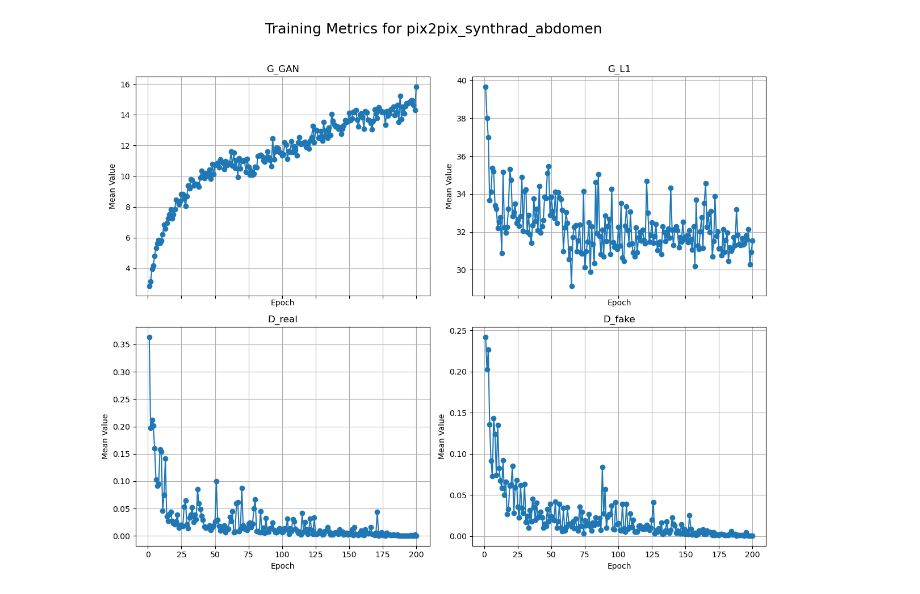
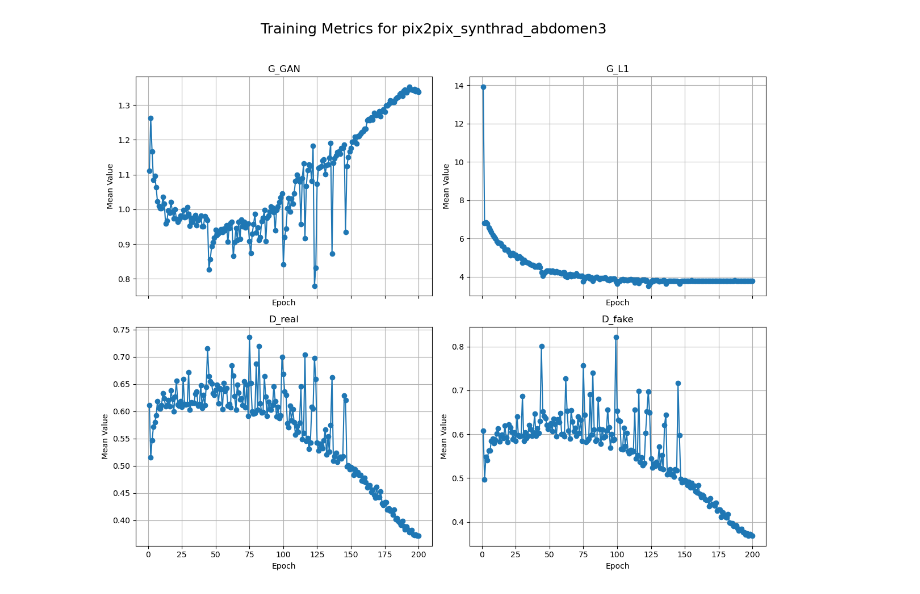
Before and after one commit to NicSchuler/fullbody-sCT, a Jupyter notebook: training/checkpoints/visualize_training_progress.ipynb, the cells around one changed output. Drawn from its saved outputs; the diff is of its cells as text; code cells hidden in the pictures.

Commit message:
visualize training progress

```diff
--- a/training/checkpoints/visualize_training_progress.ipynb
+++ b/training/checkpoints/visualize_training_progress.ipynb
@@ -92,10 +92,10 @@ def plot_all_metric_means_per_epoch(df, title="Mean Metrics per Epoch"):
 
     # return df_mean
 # %%
-checkpoints_dir = "/home/user/nschuler/fullbody-sCT/training/checkpoints/"
-name = "pix2pix_synthrad_abdomen"
+checkpoints_dir = "/home/user/fthuer/fullbody-sCT/training/checkpoints/"
+name = "pix2pix_synthrad_abdomen3"
 
 loss_log = parse_loss_log(checkpoints_dir+name+"/loss_log.txt")
 plot_all_metric_means_per_epoch(loss_log, title=f"Training Metrics for {name}")
 # %% [output]
-[figure, old version]
+[figure, new version]
```
Also changed, not shown: parts of 3 cells of this notebook.
